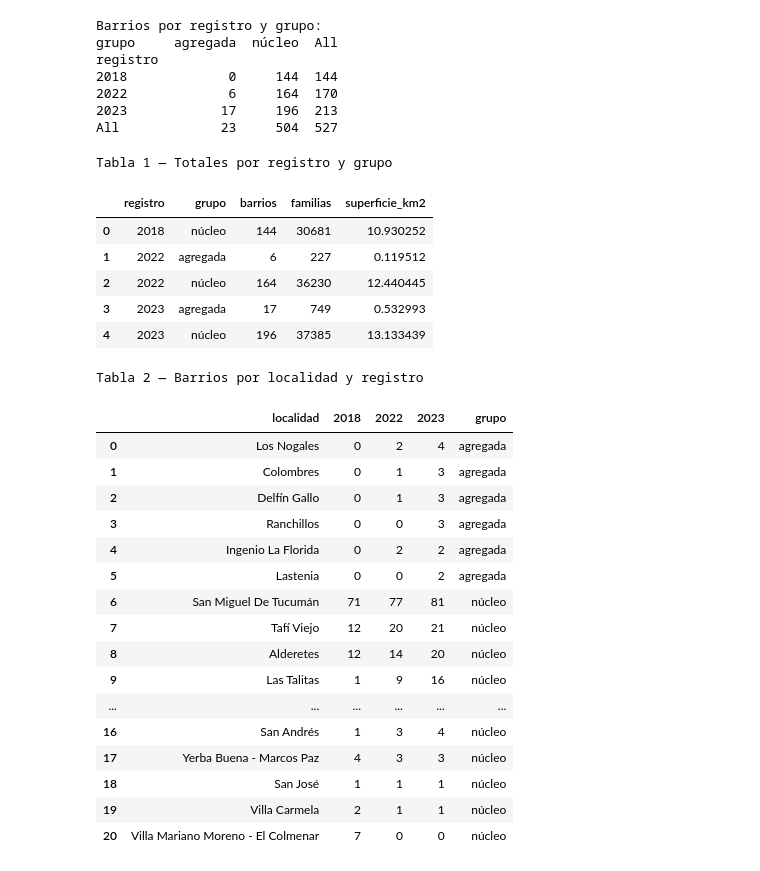
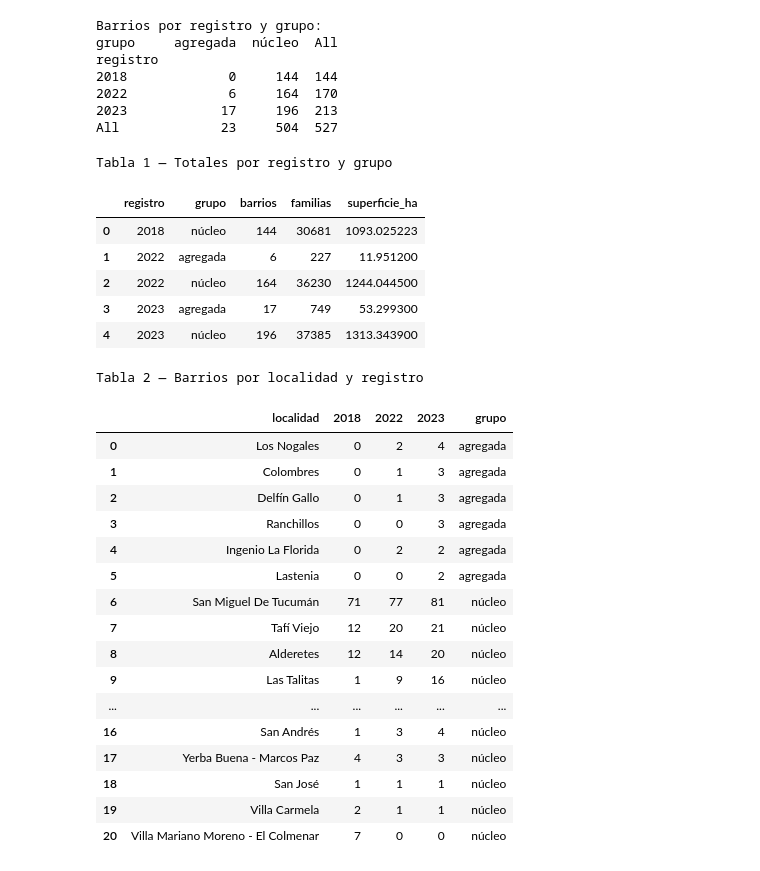
Before and after one commit to Camilamop/RENABAP, a Jupyter notebook: renabap.ipynb, the cells around one changed output. Saved outputs shown, nothing was run; the diff lists cells and outputs as text; code cells hidden in the pictures.

```diff
--- a/renabap.ipynb
+++ b/renabap.ipynb
@@ -76,7 +82,7 @@ MAPEO = {
 
 NUCLEO = [
     "id_renabap", "registro", "nombre_barrio", "provincia", "departamento",
-    "localidad", "cant_familias", "superficie_km2","cant_viviendas",
+    "localidad", "cant_familias", "superficie_ha","cant_viviendas",
     "anio_creacion", "decada_creacion", "clasificacion", "wkt",
 ]
 
@@ -91,11 +97,11 @@ ARCHIVOS = {
 
 def cargar_crudo(anio: int, ruta: Path) -> pd.DataFrame:
     df = pd.read_csv(ruta, dtype=str, keep_default_na=False, encoding="utf-8")
-    df.columns = [c.strip() for c in df.columns]   # limpia espacios en headers
+    df.columns = [c.strip() for c in df.columns]
     return df
 
 
-def normalizar_decada(serie_cruda: pd.Series) -> pd.Series: #  'Década 1990' y lo deja como entero (1990)
+def normalizar_decada(serie_cruda: pd.Series) -> pd.Series:
     s = serie_cruda.astype(str).str.extract(r"(\d{4})")[0]
     return pd.to_numeric(s, errors="coerce").astype("Int64")
 
@@ -116,12 +122,13 @@ def armonizar(anio: int, df: pd.DataFrame) -> pd.DataFrame:
     # id como texto limpio
     out["id_renabap"] = out["id_renabap"].str.strip()
 
-    # superficie a km2 (2022 y 2023 vienen en m2)
+    # superficie a hectáreas (2022/2023 vienen en m²; 2018 viene en km²)
     if "superficie_m2" in out.columns:
-        out["superficie_km2"] = pd.to_numeric(out["superficie_m2"], errors="coerce") / 1_000_000
+        out["superficie_ha"] = pd.to_numeric(out["superficie_m2"], errors="coerce") / 10_000
         out = out.drop(columns=["superficie_m2"])
     elif "superficie_km2" in out.columns:
-        out["superficie_km2"] = pd.to_numeric(out["superficie_km2"], errors="coerce")
+        out["superficie_ha"] = pd.to_numeric(out["superficie_km2"], errors="coerce") * 100
+        out = out.drop(columns=["superficie_km2"])
 
     # cantidad de familias -> numérico
     if "cant_familias" in out.columns:
@@ -723,40 +822,40 @@ if "cant_viviendas" in df.columns:
     agg["viviendas"] = ("cant_viviendas", "sum")
 
 agg = {"barrios": ("id_renabap", "count"),
        "familias": ("cant_familias", "sum"),
-       "superficie_km2": ("superficie_km2", "sum")}
+       "superficie_ha": ("superficie_ha", "sum")}
 
 resumen = df.groupby(["registro", "grupo"]).agg(**agg)
 if "viviendas" in resumen.columns:
     cobertura = df.groupby("registro")["cant_viviendas"].apply(lambda s: s.notna().any())
     for reg, hay in cobertura.items():
         if not hay:
             resumen.loc[(reg, slice(None)), "viviendas"] = np.nan
 
 # --- Tabla 1: Totales por registro y grupo ---
 tabla_totales = resumen.reset_index()
 print("Tabla 1 — Totales por registro y grupo")
 display(data_table.DataTable(tabla_totales, include_index=False))
 
 # --- Tabla 2: Barrios por localidad y registro ---
 sin_loc = _loc_norm == ""
 pivot_barrios = df[~sin_loc].pivot_table(index="localidad", columns="registro",
                                          values="id_renabap", aggfunc="count", fill_value=0)
 pivot_barrios.columns = [str(c) for c in pivot_barrios.columns]
 pivot_barrios["grupo"] = np.where(pivot_barrios.index.map(normalizar).isin(_agregadas),
                                   "agregada", "núcleo")
 tabla_localidad = pivot_barrios.sort_values(["grupo", pivot_barrios.columns[-2]],
                                             ascending=[True, False]).reset_index()
 print("Tabla 2 — Barrios por localidad y registro")
 display(data_table.DataTable(tabla_localidad, include_index=False))
 # %% [output]
 Tabla 1 — Totales por registro y grupo
-|  | registro | grupo | barrios | familias | superficie_km2 |
-| 0 | 2018 | núcleo | 144 | 30681 | 10.930252 |
-| 1 | 2022 | agregada | 6 | 227 | 0.119512 |
-| 2 | 2022 | núcleo | 164 | 36230 | 12.440445 |
-| 3 | 2023 | agregada | 17 | 749 | 0.532993 |
-| 4 | 2023 | núcleo | 196 | 37385 | 13.133439 |
+|  | registro | grupo | barrios | familias | superficie_ha |
+| 0 | 2018 | núcleo | 144 | 30681 | 1093.025223 |
+| 1 | 2022 | agregada | 6 | 227 | 11.951200 |
+| 2 | 2022 | núcleo | 164 | 36230 | 1244.044500 |
+| 3 | 2023 | agregada | 17 | 749 | 53.299300 |
+| 4 | 2023 | núcleo | 196 | 37385 | 1313.343900 |
 Tabla 2 — Barrios por localidad y registro
 |  | localidad | 2018 | 2022 | 2023 | grupo |
 | 0 | Los Nogales | 0 | 2 | 4 | agregada |
```
Also changed, not shown: parts of 10 cells of this notebook, 2 other files.
